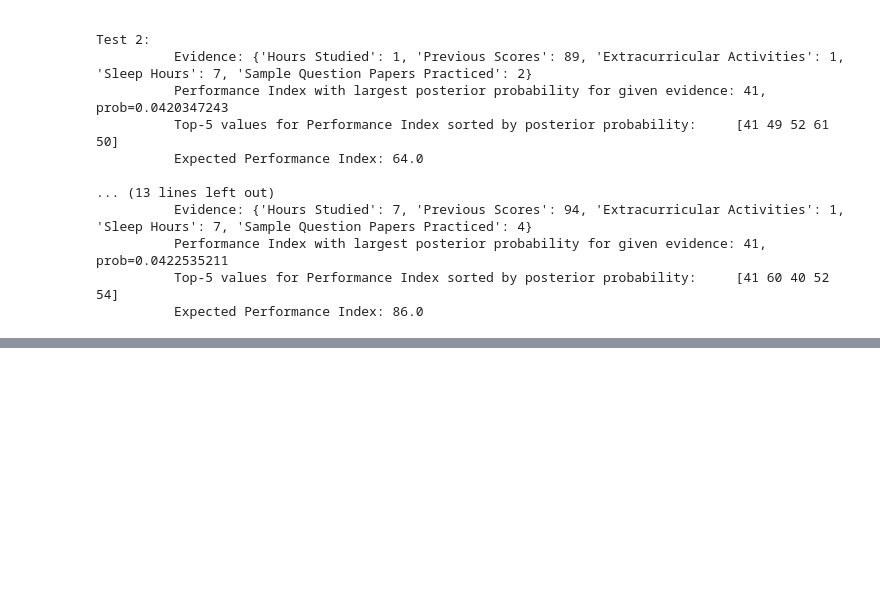
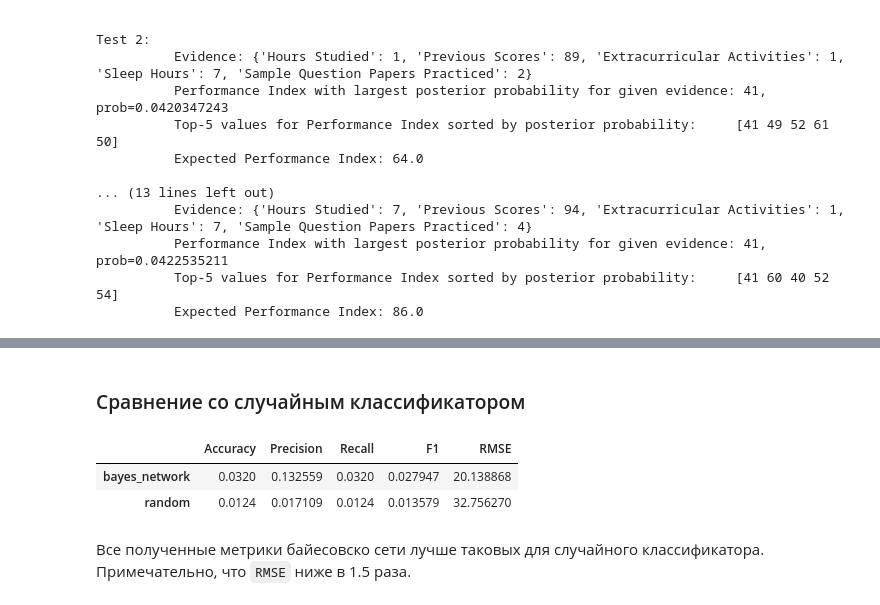
Before and after one commit to Ali-AliAli-Ali/-ML_homeworks_magistracy, a Jupyter notebook: practice_bayes_netw.ipynb, the cells around one changed output, grey strips where cells are left out. Cells and saved outputs as stored; diff of their text form; code cells hidden in the pictures; blank space fills up the shorter version.

Commit message:
Comparison with random classifier added

```diff
--- a/practice_bayes_netw.ipynb
+++ b/practice_bayes_netw.ipynb
@@ -276,0 +278,16 @@ pd.DataFrame({
+# %% [markdown]
+### Сравнение со случайным классификатором
+# %%
+random_prediction = np.random.randint(10, 100, x_test.shape[0])
+metrics.loc['random'] = [accuracy_score(y_test, random_prediction),
+                         precision_score(y_test, random_prediction, average='weighted', zero_division=0.0),
+                         recall_score(y_test, random_prediction, average='weighted', zero_division=0.0),
+                         f1_score(y_test, random_prediction, average='weighted'),
+                         root_mean_squared_error(y_test, random_prediction)]
+metrics
+# %% [output]
+|  | Accuracy | Precision | Recall | F1 | RMSE |
+| bayes_network | 0.0320 | 0.132559 | 0.0320 | 0.027947 | 20.138868 |
+| random | 0.0124 | 0.017109 | 0.0124 | 0.013579 | 32.756270 |
+# %% [markdown]
+Все полученные метрики байесовско сети лучше таковых для случайного классификатора. Примечательно, что `RMSE` ниже в 1.5 раза.
```
Also changed, not shown: parts of 2 cells of this notebook.
